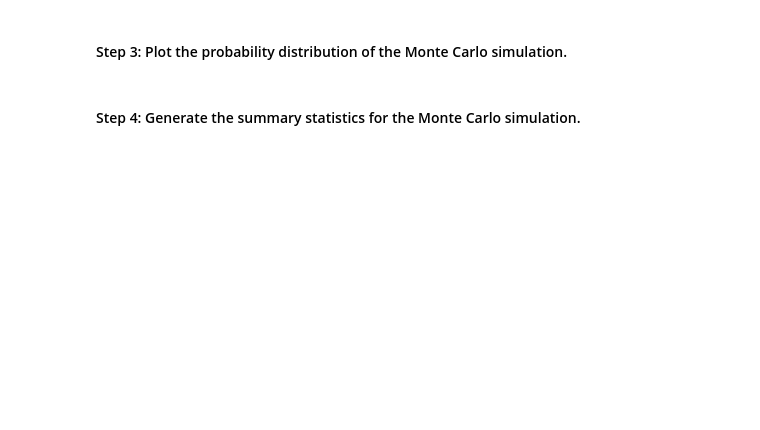
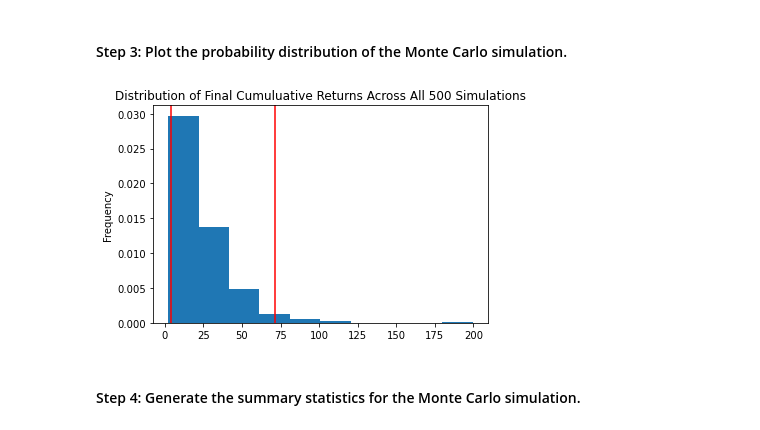
Before and after one commit to dodobirb/5-Financial-Simulations-with-APIs---Statistics-Monte-Carlo-Simulations, a Jupyter notebook: Module_5_Ch_Financial_Simulations_and_APIs/financial_planning_tools.ipynb, the cells around one changed output. Cells and saved outputs as stored; diff of their text form; code cells hidden in the pictures; blank space fills up the shorter version.

```diff
--- a/Module_5_Ch_Financial_Simulations_and_APIs/financial_planning_tools.ipynb
+++ b/Module_5_Ch_Financial_Simulations_and_APIs/financial_planning_tools.ipynb
@@ -435,6 +595,10 @@ In this section, you’ll use the MCForecastTools library to create a Monte Carl
 # %%
 # Visualize the probability distribution of the 30-year Monte Carlo simulation
 # by plotting a histogram
+
+MC_30yr_distr_plot = MC_60_40_weight.plot_distribution()
+# %% [output]
+[figure, added]
 # %% [markdown]
 #### Step 4: Generate the summary statistics for the Monte Carlo simulation.
 # %%
```
Also changed, not shown: parts of 36 cells of this notebook, 1 other file.
